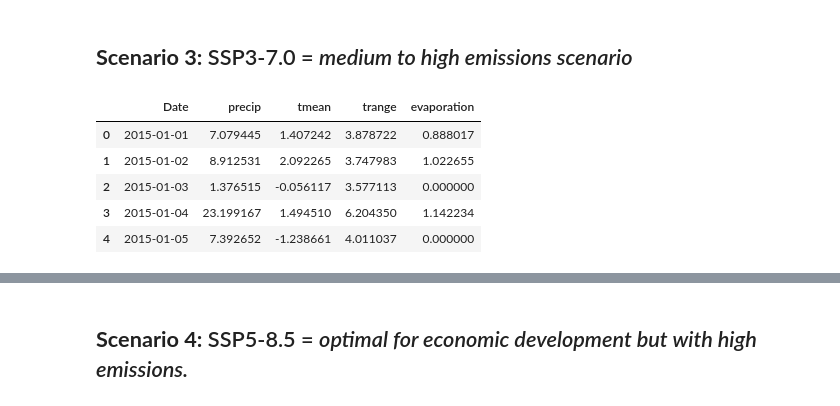
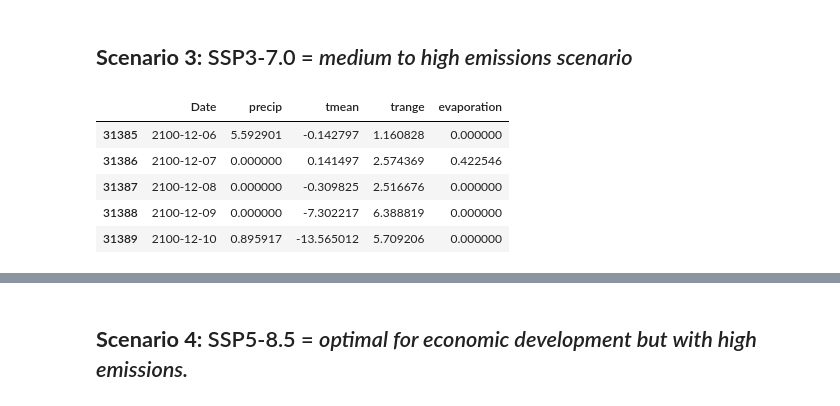
Before and after one commit to moniquebeaulieu/TM_PHES, a Jupyter notebook: ET_penman.ipynb, the cells around one changed output, grey strips where cells are left out. Drawn from its saved outputs; the diff is of its cells as text; code cells hidden in the pictures.

```diff
--- a/ET_penman.ipynb
+++ b/ET_penman.ipynb
@@ -262,12 +343,12 @@ for i, df in enumerate(s2_dfs):
 ## **Scenario 3:** SSP3-7.0 = *medium to high emissions scenario*
 # %%
 calculate_and_add_column(s3_dfs)
-# %%
-s3_dfs[0].head()
-# %% [output]
-|  | Date | precip | tmean | trange | evaporation |
-| 0 | 2015-01-01 | 7.079445 | 1.407242 | 3.878722 | 0.888017 |
-| 1 | 2015-01-02 | 8.912531 | 2.092265 | 3.747983 | 1.022655 |
-| 2 | 2015-01-03 | 1.376515 | -0.056117 | 3.577113 | 0.000000 |
-| 3 | 2015-01-04 | 23.199167 | 1.494510 | 6.204350 | 1.142234 |
-| 4 | 2015-01-05 | 7.392652 | -1.238661 | 4.011037 | 0.000000 |
+# %%
+s3_dfs[5].tail()
+# %% [output]
+|  | Date | precip | tmean | trange | evaporation |
+| 31385 | 2100-12-06 | 5.592901 | -0.142797 | 1.160828 | 0.000000 |
+| 31386 | 2100-12-07 | 0.000000 | 0.141497 | 2.574369 | 0.422546 |
+| 31387 | 2100-12-08 | 0.000000 | -0.309825 | 2.516676 | 0.000000 |
+| 31388 | 2100-12-09 | 0.000000 | -7.302217 | 6.388819 | 0.000000 |
+| 31389 | 2100-12-10 | 0.895917 | -13.565012 | 5.709206 | 0.000000 |
```
Also changed, not shown: parts of 36 cells of this notebook, 3 other files.
